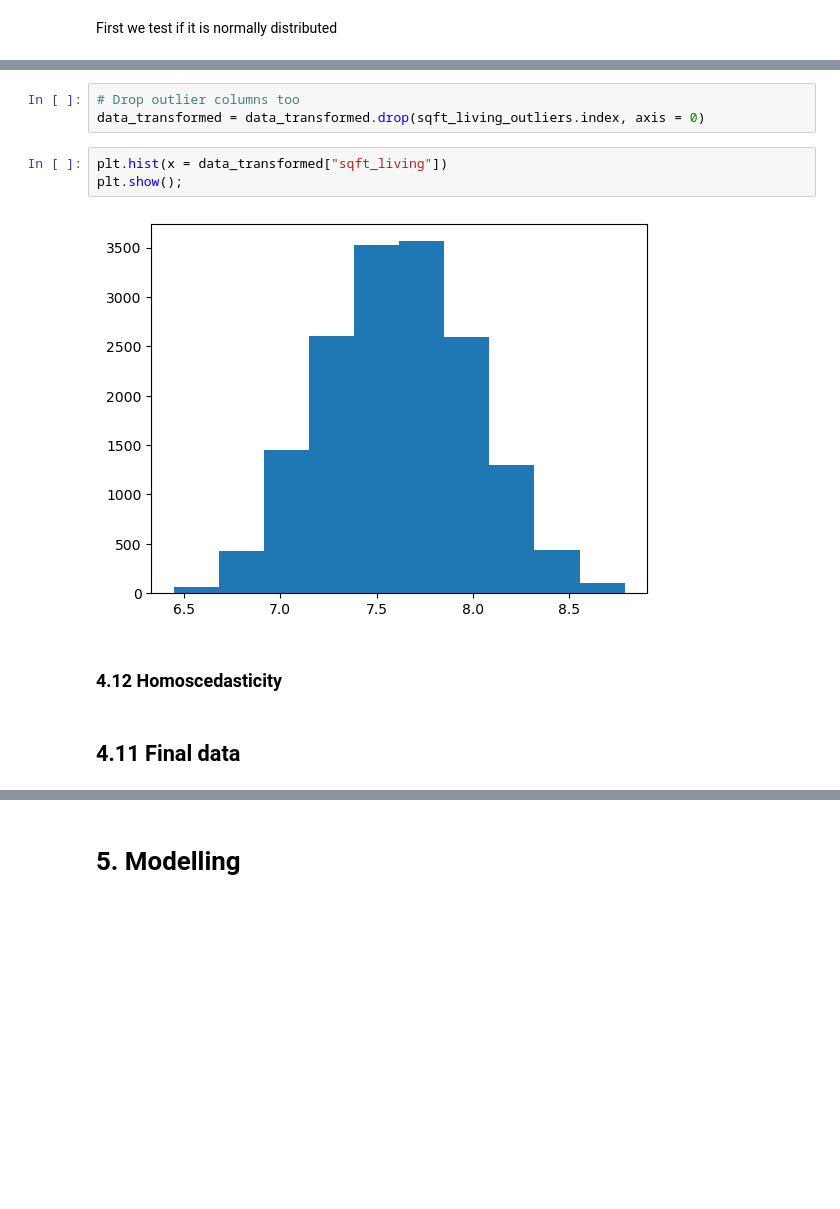
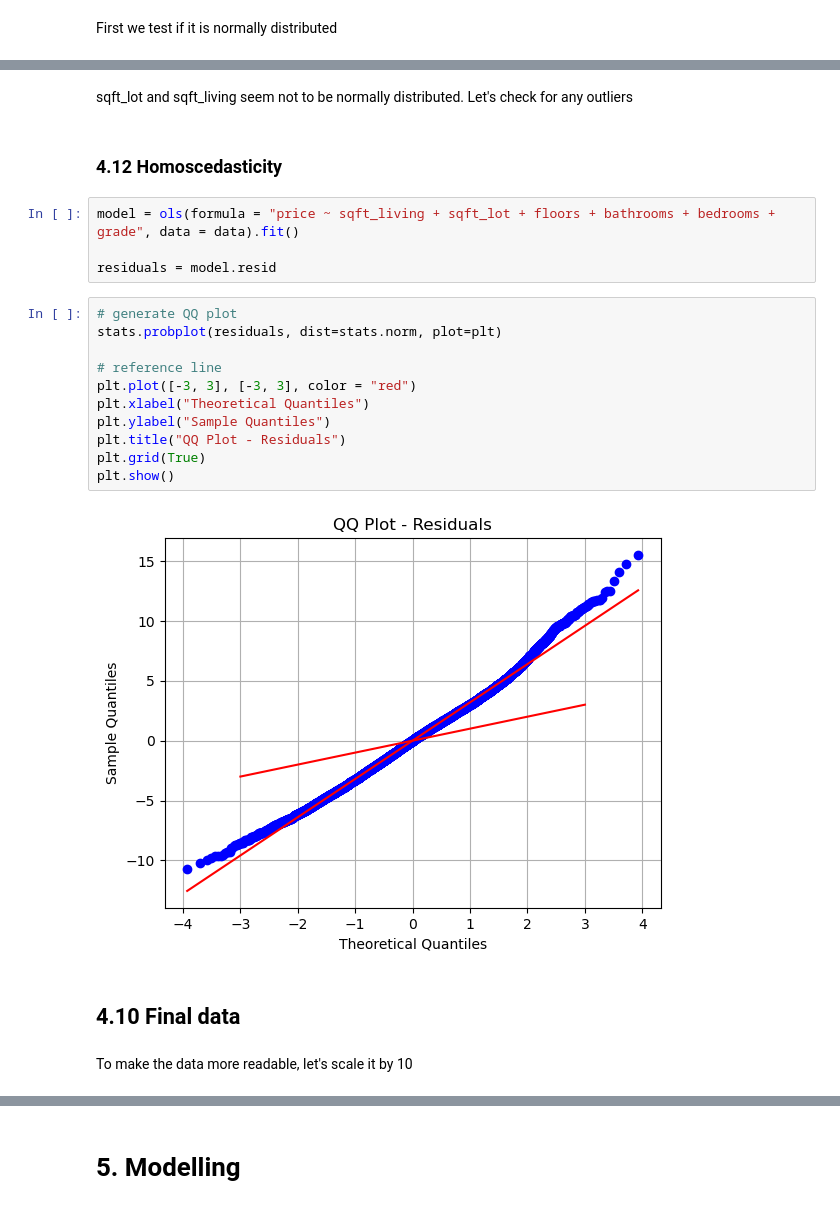
Before and after one commit to MuchiriKinyua/Real-Estate-Management-System, a Jupyter notebook: student.ipynb, the cells around one changed output, grey strips where cells are left out. Saved outputs shown, nothing was run; the diff lists cells and outputs as text; blank space fills up the shorter version.

```diff
--- a/student.ipynb
+++ b/student.ipynb
@@ -795,12 +734,25 @@ Name: sqft_living, dtype: float64
-# %%
-# Drop outlier columns too
-data_transformed = data_transformed.drop(sqft_living_outliers.index, axis = 0)
-# %%
-plt.hist(x = data_transformed["sqft_living"])
-plt.show();
-# %% [output]
-[figure, removed]
+# %% [markdown]
+sqft_lot and sqft_living seem not to be normally distributed. Let's check for any outliers
 # %% [markdown]
 ### 4.12 Homoscedasticity
+# %%
+model = ols(formula = "price ~ sqft_living + sqft_lot + floors + bathrooms + bedrooms + grade", data = data).fit()
+
+residuals = model.resid
+# %%
+# generate QQ plot
+stats.probplot(residuals, dist=stats.norm, plot=plt)
+
+# reference line
+plt.plot([-3, 3], [-3, 3], color = "red")
+plt.xlabel("Theoretical Quantiles")
+plt.ylabel("Sample Quantiles")
+plt.title("QQ Plot - Residuals")
+plt.grid(True)
+plt.show()
+# %% [output]
+[figure, added]
 # %% [markdown]
-## 4.11 Final data
+## 4.10 Final data
+# %% [markdown]
+To make the data more readable, let's scale it by 10
```
Also changed, not shown: parts of 25 cells of this notebook.
